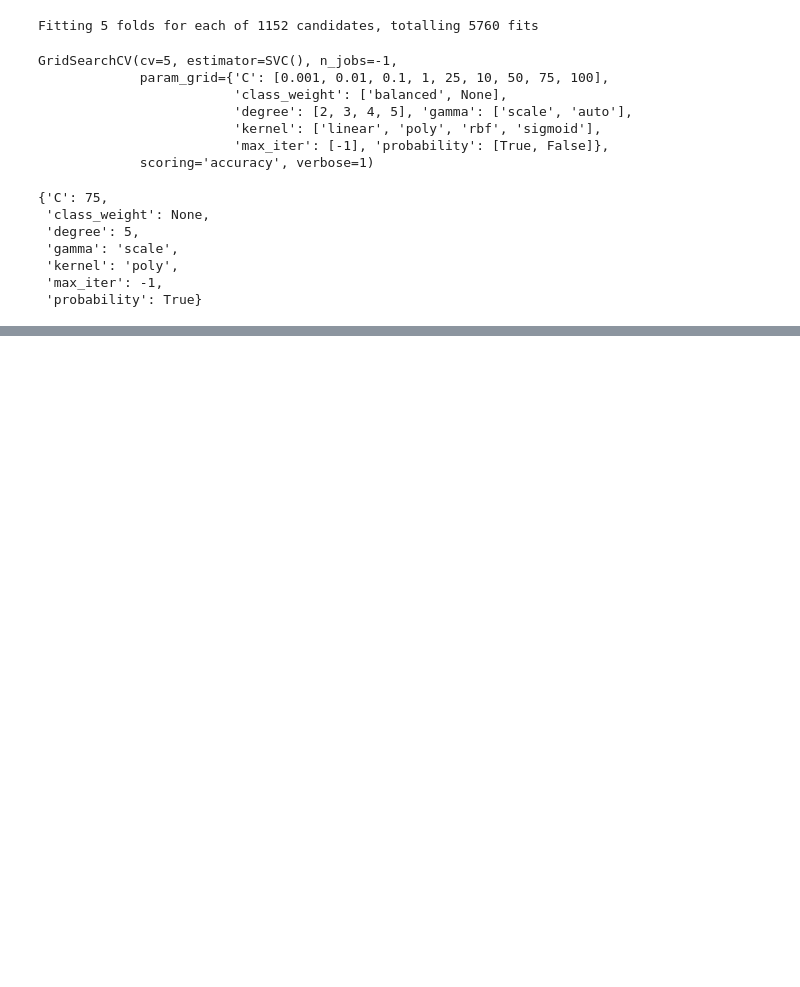
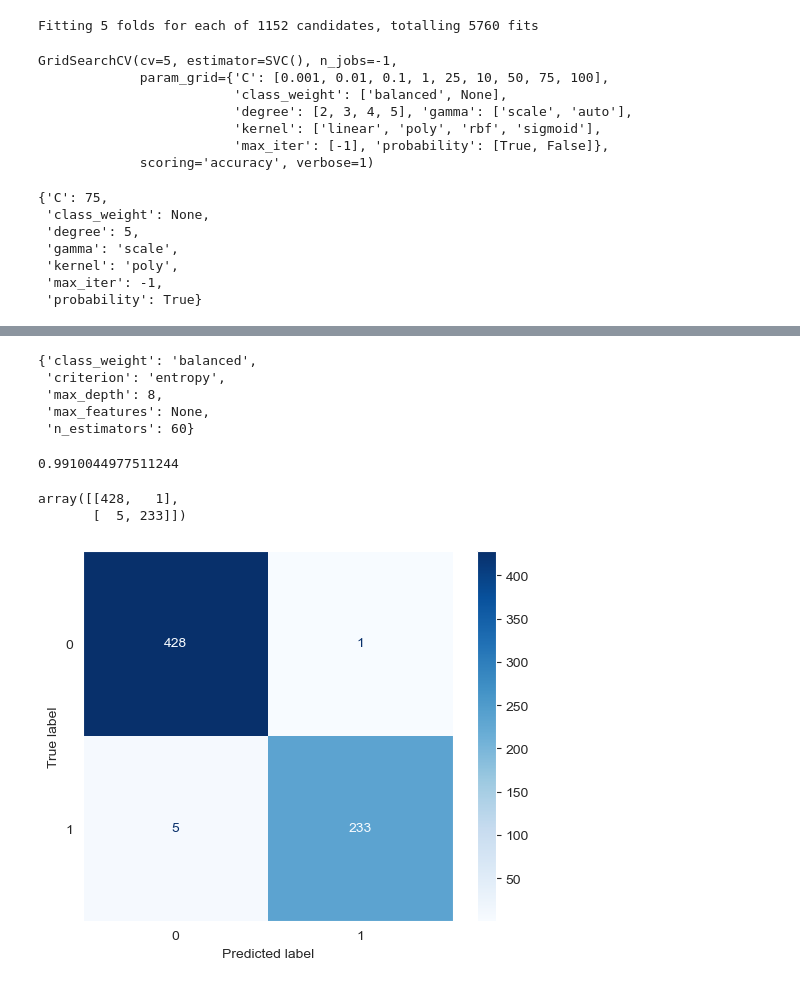
Before and after one commit to ZygimantasB/scikit-learn_training, a Jupyter notebook: Occupancy Detection/train.ipynb, the cells around one changed output, grey strips where cells are left out. Saved outputs shown, nothing was run; the diff lists cells and outputs as text; code cells hidden in the pictures; blank space fills up the shorter version.

```diff
--- a/Occupancy Detection/train.ipynb
+++ b/Occupancy Detection/train.ipynb
@@ -334,0 +349,21 @@ ConfusionMatrixDisplay.from_predictions(y_test, predictions, cmap='Blues').ax_.g
+# %%
+param_grid = {
+    'n_estimators': [10, 20, 30, 40, 50, 60, 70, 80, 90, 100],
+    'criterion': ['gini', 'entropy'],
+    'max_depth': [None, 2, 3, 4, 5, 6, 7, 8, 9, 10],
+    'class_weight': ['balanced', None],
+    'max_features': [None, 'sqrt', 'log2'],
+}
+# %%
+random_forest_classifier_cv = (
+    GridSearchCV(
+        estimator=random_forest_classifier,
+        param_grid=param_grid,
+        cv=5,
+        scoring='accuracy',
+        verbose=1,
+        n_jobs=-1,
+    )
+)
+# %%
+random_forest_classifier_cv.fit(scaled_X_train, y_train)
@@ -334,0 +380,23 @@ ConfusionMatrixDisplay.from_predictions(y_test, predictions, cmap='Blues').ax_.g
+# %%
+random_forest_classifier_cv.best_params_
+# %% [output]
+{'class_weight': 'balanced',
+ 'criterion': 'entropy',
+ 'max_depth': 8,
+ 'max_features': None,
+ 'n_estimators': 60}
+# %%
+predictions = random_forest_classifier_cv.predict(scaled_X_test)
+# %%
+accuracy_score(predictions, y_test)
+# %% [output]
+0.9910044977511244
+# %%
+confusion_matrix(predictions, y_test)
+# %% [output]
+array([[428,   1],
+       [  5, 233]])
+# %%
+ConfusionMatrixDisplay.from_predictions(predictions, y_test, cmap='Blues').ax_.grid(False)
+# %% [output]
+[figure, added]
```
Also changed, not shown: parts of 116 cells of this notebook, 3 other files.
